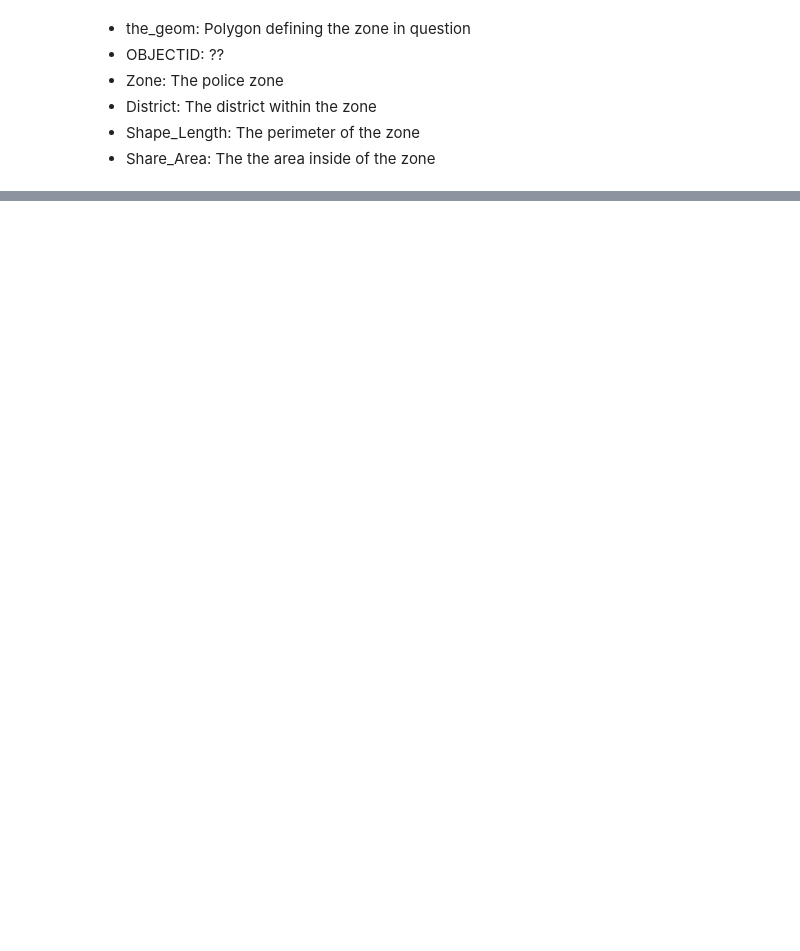
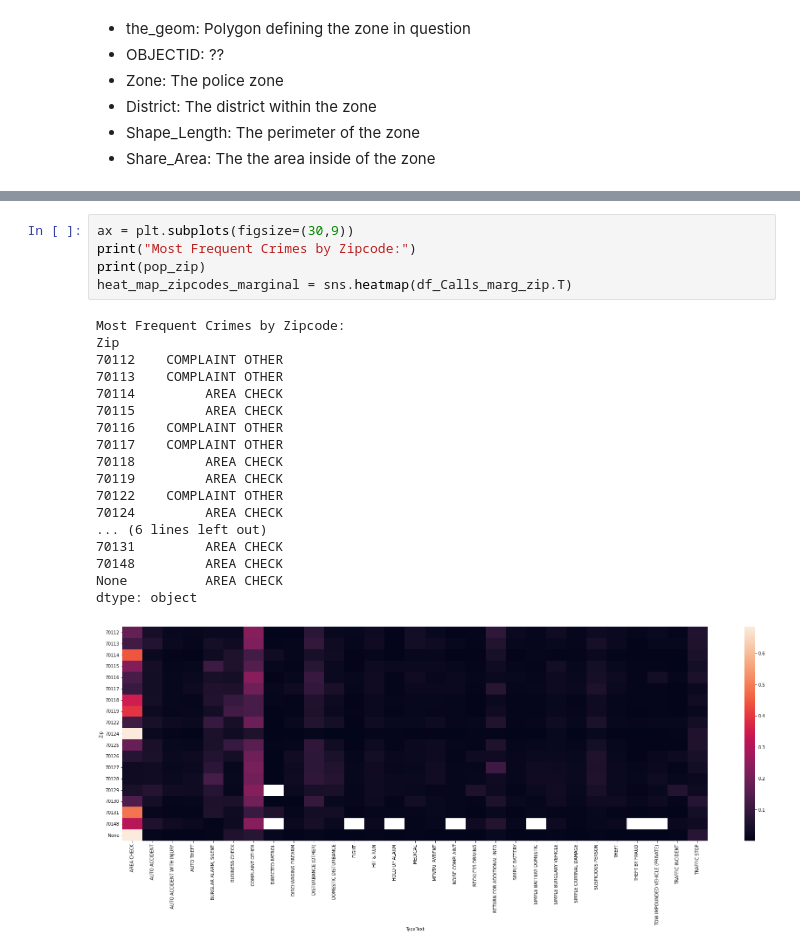
Before and after one commit to M-Sender/ServiceLearning, a Jupyter notebook: code/analysis.ipynb, the cells around one changed output, grey strips where cells are left out. Saved outputs shown, nothing was run; the diff lists cells and outputs as text; blank space fills up the shorter version.

```diff
--- a/code/analysis.ipynb
+++ b/code/analysis.ipynb
@@ -100,0 +174,24 @@ for group in mean_by_zone:
+# %%
+ax = plt.subplots(figsize=(30,9))
+print("Most Frequent Crimes by Zipcode:")
+print(pop_zip)
+heat_map_zipcodes_marginal = sns.heatmap(df_Calls_marg_zip.T)
+# %% [output]
+Most Frequent Crimes by Zipcode:
+Zip
+70112    COMPLAINT OTHER
+70113    COMPLAINT OTHER
+70114         AREA CHECK
+70115         AREA CHECK
+70116    COMPLAINT OTHER
+70117    COMPLAINT OTHER
+70118         AREA CHECK
+70119         AREA CHECK
+70122    COMPLAINT OTHER
+70124         AREA CHECK
+... (6 lines left out)
+70131         AREA CHECK
+70148         AREA CHECK
+None          AREA CHECK
+dtype: object
+[figure, added]
```
Also changed, not shown: parts of 9 cells of this notebook.
